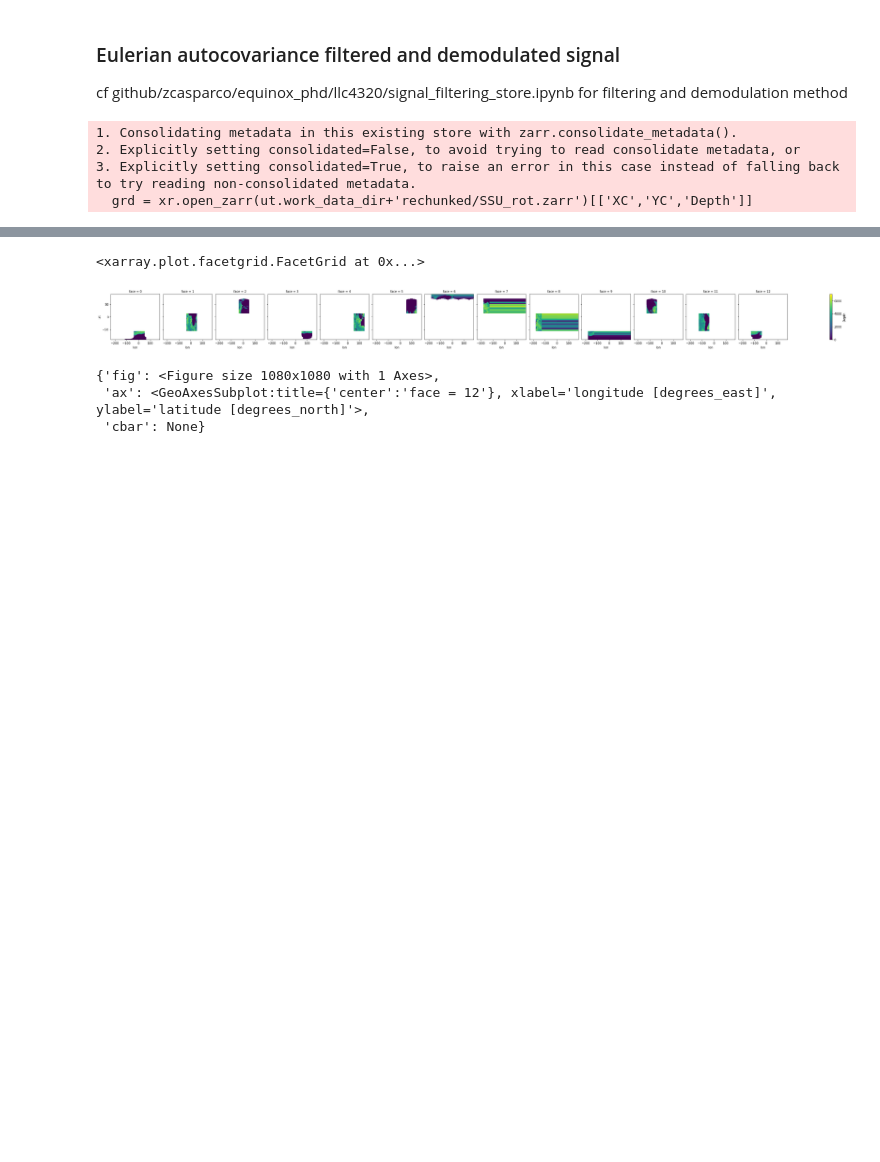
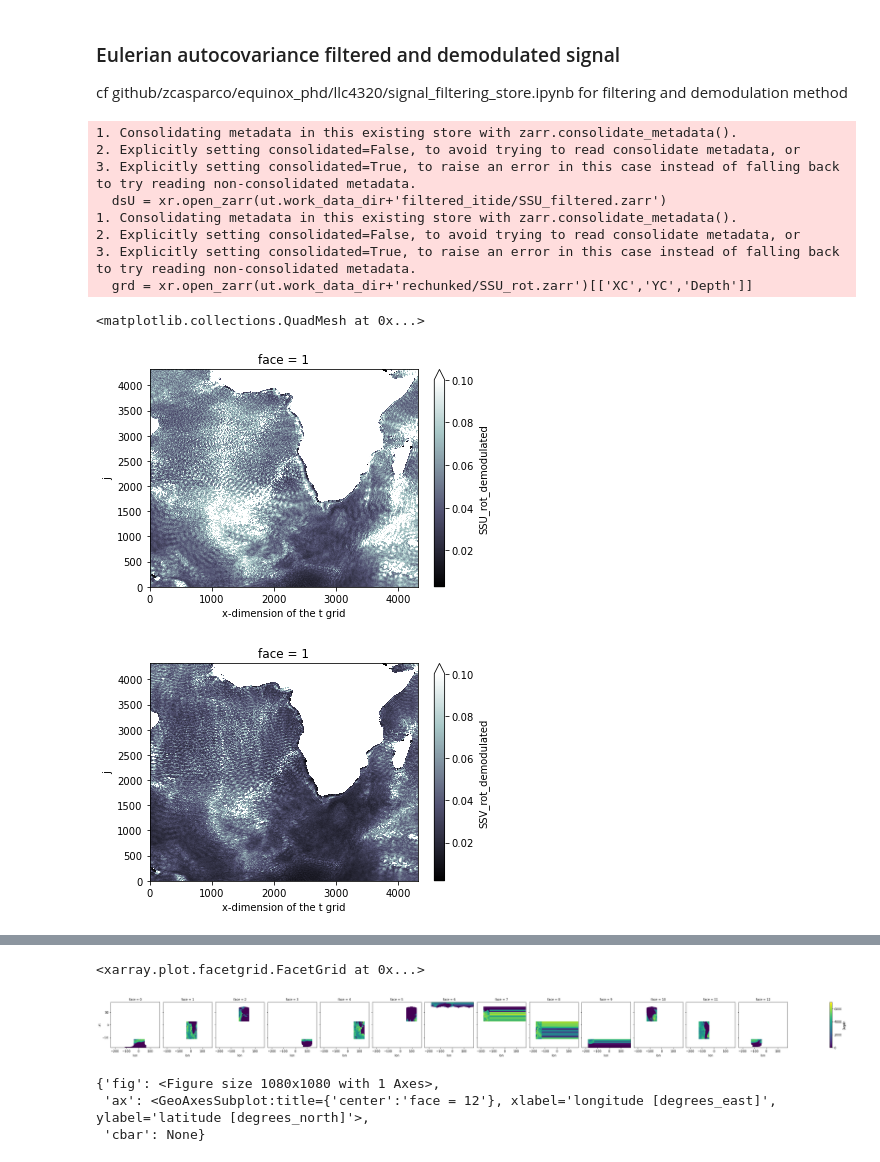
Before and after one commit to zcasparco/equinox_phd, a Jupyter notebook: dev/compute_Eulerian_autocovariance.ipynb, the cells around one changed output, grey strips where cells are left out. Saved outputs shown, nothing was run; the diff lists cells and outputs as text; code cells hidden in the pictures; blank space fills up the shorter version.

```diff
--- a/dev/compute_Eulerian_autocovariance.ipynb
+++ b/dev/compute_Eulerian_autocovariance.ipynb
@@ -155,12 +155,21 @@ isel = dict(time=slice(0,None,dit)) #temporal subsampling
 sel = dict(i=slice(0,None,dij), j=slice(0,None,dij))#spatial subsampling
 # %%
 #Load demodulated field
-#ds = xr.open_zarr(ut.work_data_dir+'filtered_itide/SSU_filtered.zarr')
+dsU = xr.open_zarr(ut.work_data_dir+'filtered_itide/SSU_filtered.zarr')
 ds = xr.open_zarr(ut.work_data_dir+'filtered_itide/SSV_filtered.zarr')
 grd = xr.open_zarr(ut.work_data_dir+'rechunked/SSU_rot.zarr')[['XC','YC','Depth']]
 #ut.load_grd()[['XC', 'YC', 'Depth']]#.persist()
 # %% [output]
+1. Consolidating metadata in this existing store with zarr.consolidate_metadata().
+2. Explicitly setting consolidated=False, to avoid trying to read consolidate metadata, or
+3. Explicitly setting consolidated=True, to raise an error in this case instead of falling back to try reading non-consolidated metadata.
+  dsU = xr.open_zarr(ut.work_data_dir+'filtered_itide/SSU_filtered.zarr')
 1. Consolidating metadata in this existing store with zarr.consolidate_metadata().
 2. Explicitly setting consolidated=False, to avoid trying to read consolidate metadata, or
 3. Explicitly setting consolidated=True, to raise an error in this case instead of falling back to try reading non-consolidated metadata.
   grd = xr.open_zarr(ut.work_data_dir+'rechunked/SSU_rot.zarr')[['XC','YC','Depth']]
+# %%
+ds = xr.merge([ds,dsU.isel(i=slice(0,None,4),j=slice(0,None,4))])
+# %%
+SSU_abs = np.abs(ds.SSU_rot_demodulated.isel(face=1)).mean('time').persist()
+SSV_abs = np.abs(ds.SSV_rot_demodulated.isel(face=1)).mean('time').persist()
@@ -166,0 +179,8 @@ grd = xr.open_zarr(ut.work_data_dir+'rechunked/SSU_rot.zarr')[['XC','YC','Depth'
+# %%
+SSU_abs.plot(vmax=0.1,cmap='bone')
+plt.figure()
+SSV_abs.plot(vmax=0.1,cmap='bone')
+# %% [output]
+<matplotlib.collections.QuadMesh at 0x...>
+[figure, added]
+[figure, added]
```
Also changed, not shown: parts of 4 cells of this notebook, 2 other files.
